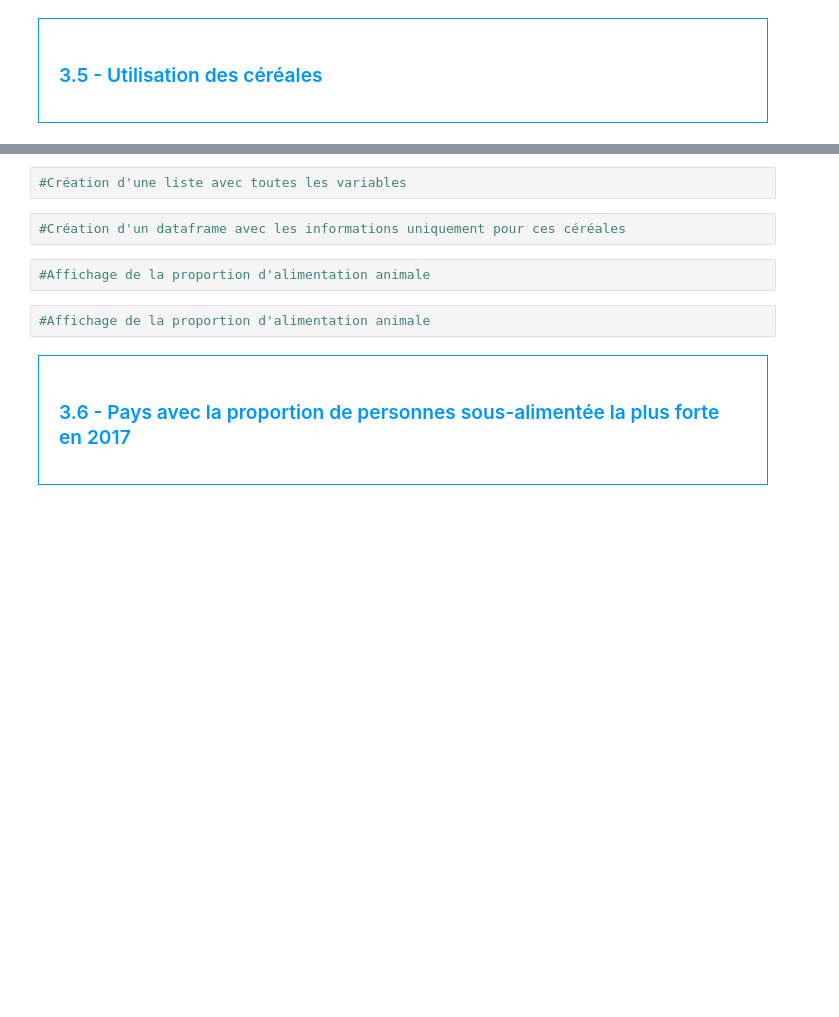
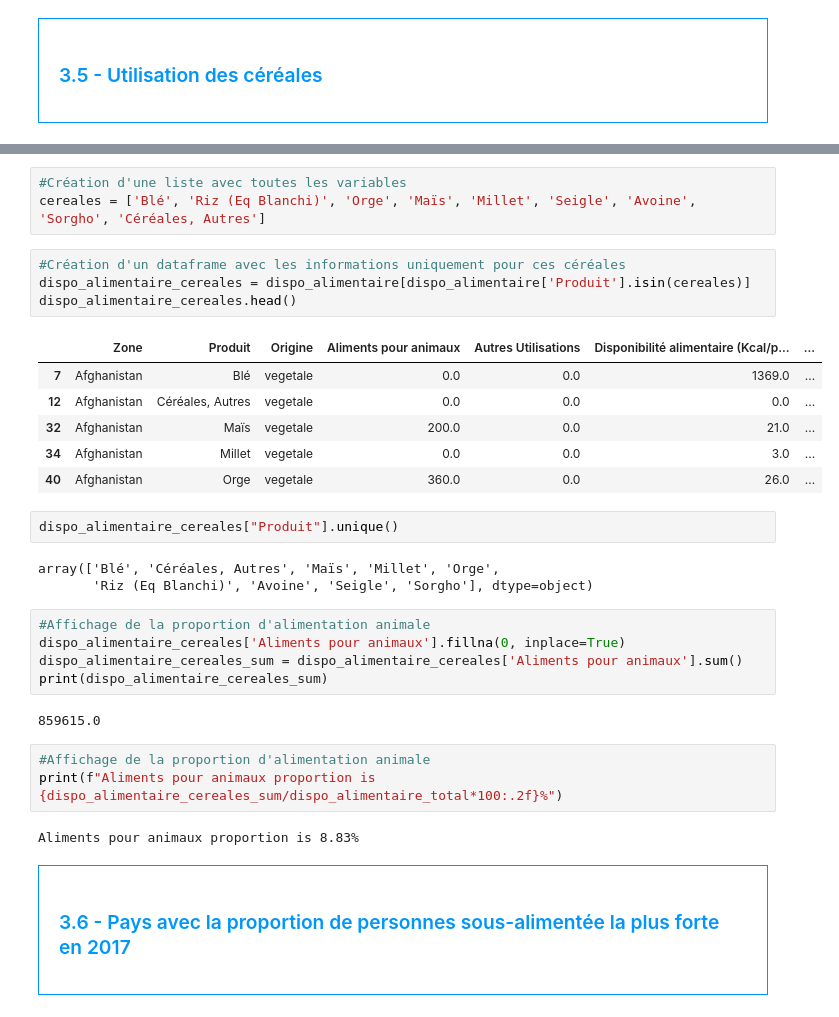
Before and after one commit to makokuzii/conduct-public-health, a Jupyter notebook: 2024-04-18_conduct-public-health.ipynb, the cells around one changed output, grey strips where cells are left out. Drawn from its saved outputs; the diff is of its cells as text; blank space fills up the shorter version.

```diff
--- a/2024-04-18_conduct-public-health.ipynb
+++ b/2024-04-18_conduct-public-health.ipynb
@@ -347,11 +386,34 @@ dispo_alimentaire_vegetaux['dispo_kcal'] = dispo_alimentaire_vegetaux['Disponibi
 # %%
 #Création d'une liste avec toutes les variables
+cereales = ['Blé', 'Riz (Eq Blanchi)', 'Orge', 'Maïs', 'Millet', 'Seigle', 'Avoine', 'Sorgho', 'Céréales, Autres']
 # %%
 #Création d'un dataframe avec les informations uniquement pour ces céréales
+dispo_alimentaire_cereales = dispo_alimentaire[dispo_alimentaire['Produit'].isin(cereales)]
+dispo_alimentaire_cereales.head()
+# %% [output]
+|  | Zone | Produit | Origine | Aliments pour animaux | Autres Utilisations | Disponibilité alimentaire (Kcal/p... | ... |
+| 7 | Afghanistan | Blé | vegetale | 0.0 | 0.0 | 1369.0 | ... |
+| 12 | Afghanistan | Céréales, Autres | vegetale | 0.0 | 0.0 | 0.0 | ... |
+| 32 | Afghanistan | Maïs | vegetale | 200.0 | 0.0 | 21.0 | ... |
+| 34 | Afghanistan | Millet | vegetale | 0.0 | 0.0 | 3.0 | ... |
+| 40 | Afghanistan | Orge | vegetale | 360.0 | 0.0 | 26.0 | ... |
+# %%
+dispo_alimentaire_cereales["Produit"].unique()
+# %% [output]
+array(['Blé', 'Céréales, Autres', 'Maïs', 'Millet', 'Orge',
+       'Riz (Eq Blanchi)', 'Avoine', 'Seigle', 'Sorgho'], dtype=object)
 # %%
 #Affichage de la proportion d'alimentation animale
+dispo_alimentaire_cereales['Aliments pour animaux'].fillna(0, inplace=True)
+dispo_alimentaire_cereales_sum = dispo_alimentaire_cereales['Aliments pour animaux'].sum()
+print(dispo_alimentaire_cereales_sum)
+# %% [output]
+859615.0
 # %%
 #Affichage de la proportion d'alimentation animale
+print(f"Aliments pour animaux proportion is {dispo_alimentaire_cereales_sum/dispo_alimentaire_total*100:.2f}%")
+# %% [output]
+Aliments pour animaux proportion is 8.83%
 # %% [markdown]
 <div style="border: 1px solid RGB(0,150,250);" >
 <h3 style="margin: auto; padding: 20px; color: RGB(0,150,250); ">3.6 - Pays avec la proportion de personnes sous-alimentée la plus forte en 2017</h3>
```
Also changed, not shown: parts of 30 cells of this notebook, 1 other file.
